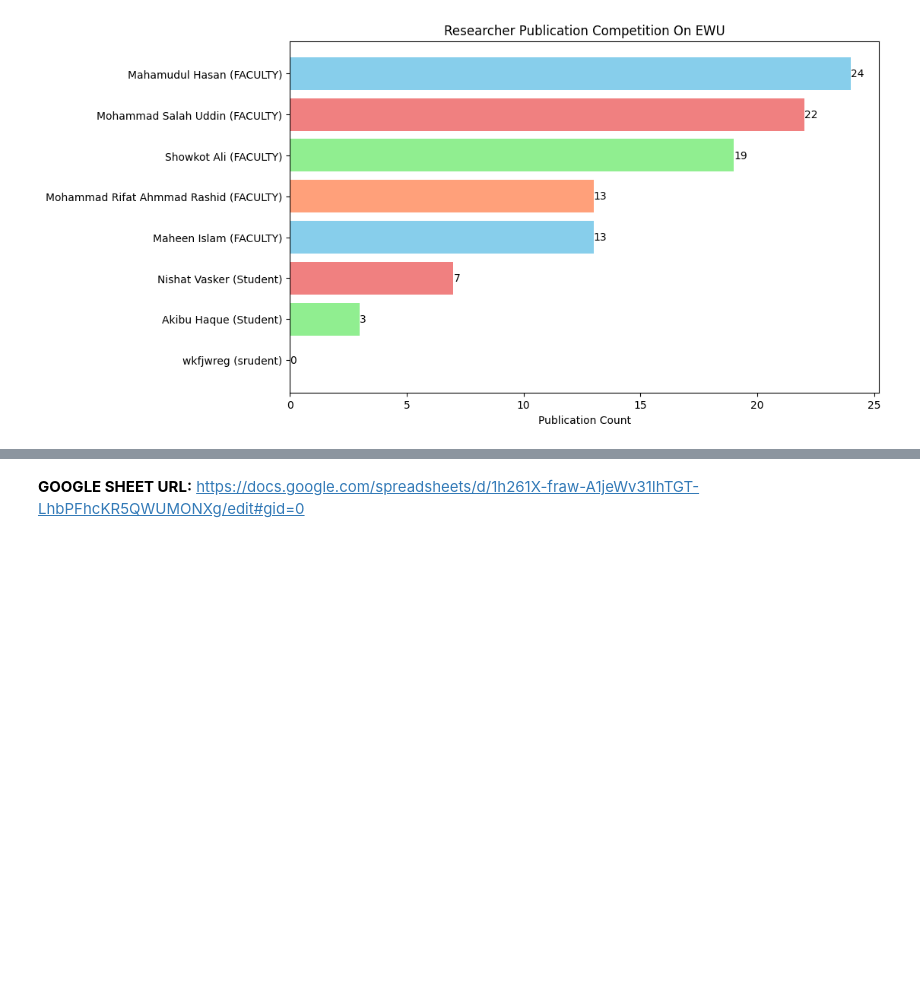
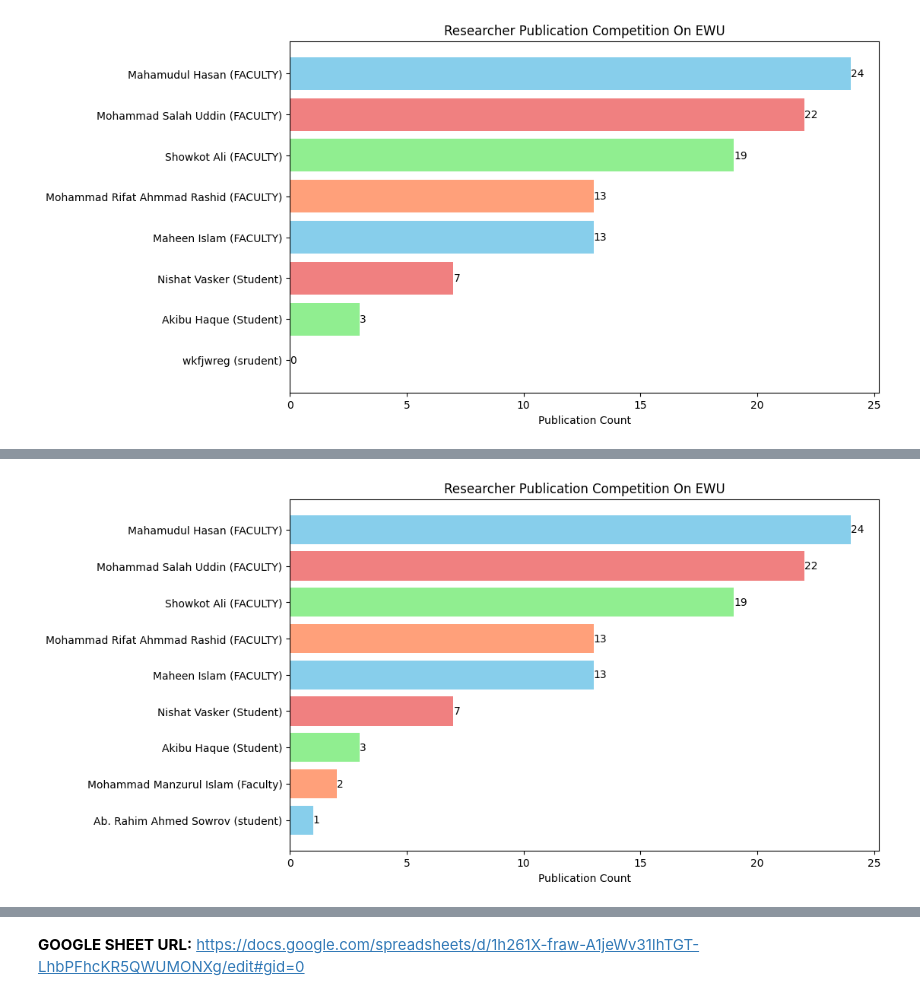
Before and after one commit to NishatVasker/University_Projects, a Jupyter notebook: CSE479_PROJECT.ipynb, the cells around one changed output, grey strips where cells are left out. Cells and saved outputs as stored; diff of their text form; code cells hidden in the pictures; blank space fills up the shorter version.

```diff
--- a/CSE479_PROJECT.ipynb
+++ b/CSE479_PROJECT.ipynb
@@ -660,0 +1000,81 @@ plt.show()
+# %%
+import requests
+import matplotlib.pyplot as plt
+
+# Define the web app URL
+web_app_url = "https://script.google.com/macros/s/AKfycbyQ3HnZNo1WpnydCo3COYDxT2y23m6dKBD1zgtK1ECNldi68SdBgrfUW00NPnXJMGsV/exec"
+
+# Fetch data from the web app
+response = requests.get(web_app_url)
+
+if response.status_code == 200:
+    data = response.json()
+
+    # Create lists to store researcher names and their publication counts
+    researcher_names = []
+    publication_counts = []
+    publication_info = []
+
+    # Function to fetch publication data for a researcher and add them to the lists
+    def fetch_and_store_publication_info(author_id, author_name):
+        url = f"https://api.semanticscholar.org/graph/v1/author/{author_id}?fields=papers.title,papers.year,papers.authors"
+        response = requests.get(url)
+
+        if response.status_code == 200:
+            data = response.json()
+            author_publications = data.get("papers", [])
+            publication_count = len(author_publications)
+
+            publication_info_text = f"Author: {author_name}\n\n"
+
+            for publication in author_publications:
+                title = publication.get('title', "Title not available")
+                year = publication.get('year', "Year not available")
+                authors = [author['name'] for author in publication.get('authors', [])]
+                authors_str = ", ".join(authors)
+
+                publication_info_text += f"Title: {title}\n"
+                publication_info_text += f"Year: {year}\n"
+                publication_info_text += f"Authors: {authors_str}\n\n"
+
+            publication_info_text += f"Total Publications: {publication_count}"
+
+            researcher_names.append(author_name)
+            publication_counts.append(publication_count)
+            publication_info.append(publication_info_text)
+        else:
+            print(f"Failed to fetch data for {author_name}")
+
+    # Fetch and store publication counts and information for each researcher
+    for researcher in data:
+        researcher_id = researcher["ID"]
+        researcher_name = f"{researcher['NAME']} ({researcher['POSITION']})"
+        fetch_and_store_publication_info(researcher_id, researcher_name)
+
+    # Sort researchers by publication count in descending order
+    sorted_data = sorted(zip(researcher_names, publication_counts, publication_info), key=lambda x: x[1], reverse=True)
+    researcher_names, publication_counts, publication_info = zip(*sorted_data)
+
+    # Create a competitive and colorful bar chart
+    colors = ['skyblue', 'lightcoral', 'lightgreen', 'lightsalmon']
+    plt.figure(figsize=(10, 6))
+    plt.barh(researcher_names, publication_counts, color=colors)
+    plt.xlabel('Publication Count')
+    plt.title('Researcher Publication Competition On EWU')
+
+    # Annotate the bars with publication counts
+    for i, count in enumerate(publication_counts):
+        plt.text(count, i, str(count), va='center')
+
+    plt.gca().invert_yaxis()  # Reverse the order to show the highest count at the top
+
+    # Display the chart
+    plt.show()
+
+    # Print publication information for each researcher
+    for info in publication_info:
+        print(info)
+else:
+    print(f"Failed to retrieve data from the web app. Status code: {response.status_code}")
+# %% [output]
+[figure, added]
```
Also changed, not shown: parts of 12 cells of this notebook.
